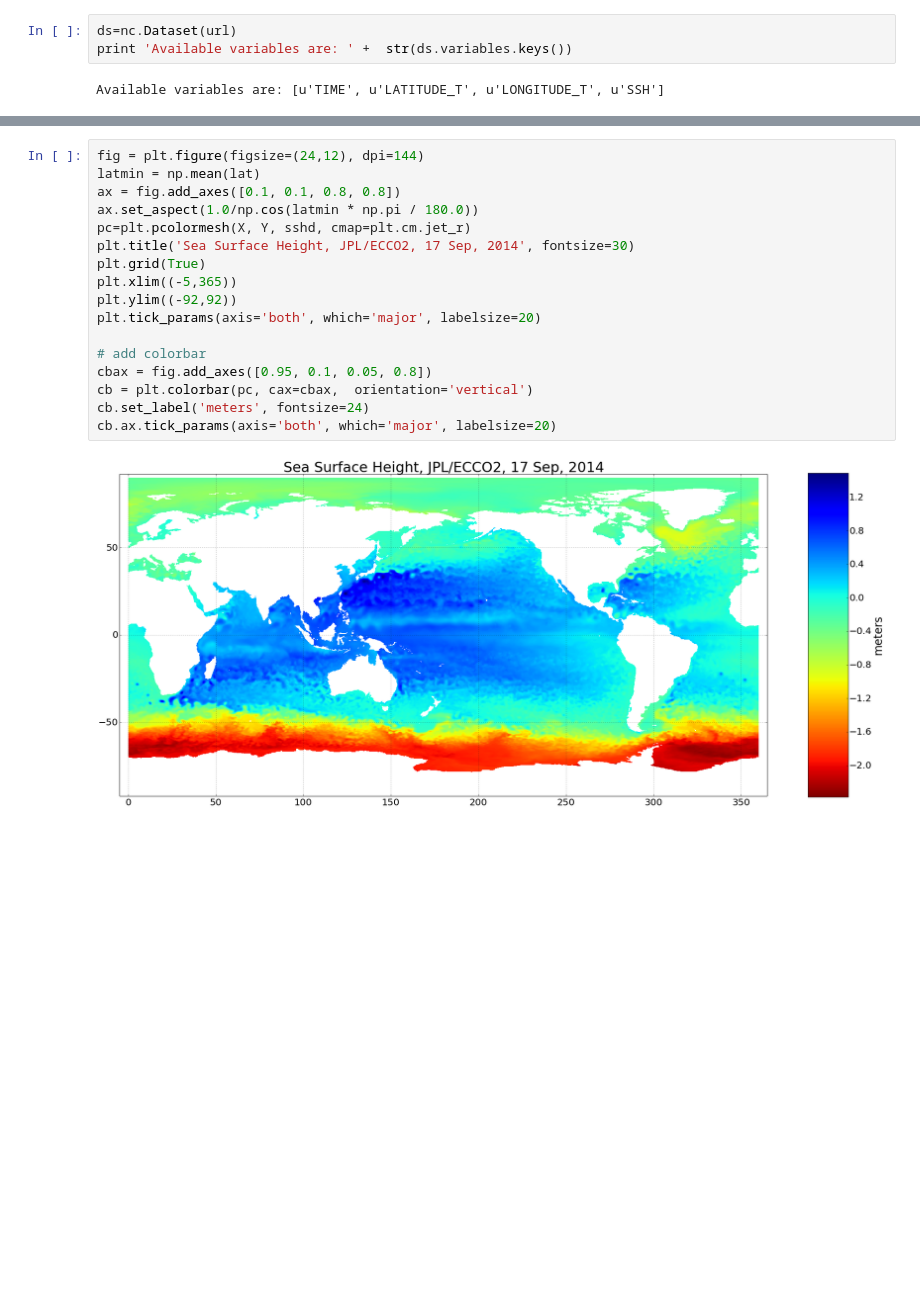
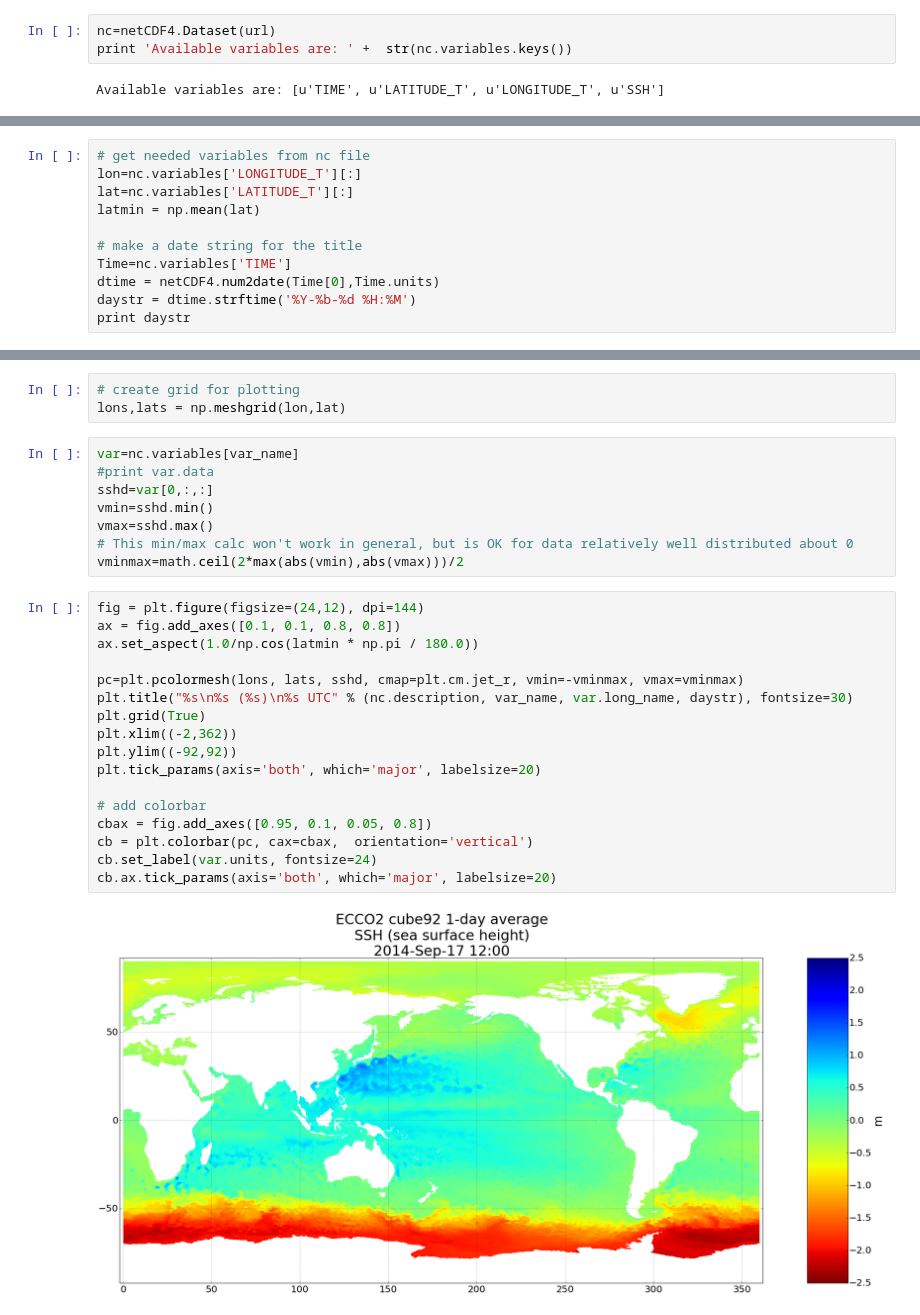
Before and after one commit to wclenhardt/DLobServatory, a Jupyter notebook: JPL-ECCO2_SSH_Example.ipynb, the cells around one changed output, grey strips where cells are left out. Drawn from its saved outputs; the diff is of its cells as text; blank space fills up the shorter version.

```diff
--- a/JPL-ECCO2_SSH_Example.ipynb
+++ b/JPL-ECCO2_SSH_Example.ipynb
@@ -13,5 +18,5 @@ http://opendap.renci.org:1935/thredds/dodsC/oedata/SSH.1440x720.20140917.nc
 # %%
-ds=nc.Dataset(url)
-print 'Available variables are: ' +  str(ds.variables.keys())
+nc=netCDF4.Dataset(url)
+print 'Available variables are: ' +  str(nc.variables.keys())
 # %% [output]
 Available variables are: [u'TIME', u'LATITUDE_T', u'LONGITUDE_T', u'SSH']
@@ -24,0 +23,11 @@ sshd=ssh[0,:,:]
+# %%
+# get needed variables from nc file
+lon=nc.variables['LONGITUDE_T'][:]
+lat=nc.variables['LATITUDE_T'][:]
+latmin = np.mean(lat)
+
+# make a date string for the title
+Time=nc.variables['TIME']
+dtime = netCDF4.num2date(Time[0],Time.units)
+daystr = dtime.strftime('%Y-%b-%d %H:%M')
+print daystr
@@ -25,19 +36,30 @@ sshd=ssh[0,:,:]
+# %%
+# create grid for plotting
+lons,lats = np.meshgrid(lon,lat)
+# %%
+var=nc.variables[var_name]
+#print var.data
+sshd=var[0,:,:]
+vmin=sshd.min()
+vmax=sshd.max()
+# This min/max calc won't work in general, but is OK for data relatively well distributed about 0
+vminmax=math.ceil(2*max(abs(vmin),abs(vmax)))/2
 # %%
 fig = plt.figure(figsize=(24,12), dpi=144)
-latmin = np.mean(lat)
 ax = fig.add_axes([0.1, 0.1, 0.8, 0.8])
 ax.set_aspect(1.0/np.cos(latmin * np.pi / 180.0))
-pc=plt.pcolormesh(X, Y, sshd, cmap=plt.cm.jet_r)
-plt.title('Sea Surface Height, JPL/ECCO2, 17 Sep, 2014', fontsize=30)
+
+pc=plt.pcolormesh(lons, lats, sshd, cmap=plt.cm.jet_r, vmin=-vminmax, vmax=vminmax)
+plt.title("%s\n%s (%s)\n%s UTC" % (nc.description, var_name, var.long_name, daystr), fontsize=30)
 plt.grid(True)
-plt.xlim((-5,365))
+plt.xlim((-2,362))
 plt.ylim((-92,92))
 plt.tick_params(axis='both', which='major', labelsize=20)
 
 # add colorbar
 cbax = fig.add_axes([0.95, 0.1, 0.05, 0.8])
 cb = plt.colorbar(pc, cax=cbax,  orientation='vertical')
-cb.set_label('meters', fontsize=24)
+cb.set_label(var.units, fontsize=24)
 cb.ax.tick_params(axis='both', which='major', labelsize=20)
 # %% [output]
-[figure, old version]
+[figure, new version]
```
Also changed, not shown: parts of 7 cells of this notebook, 1 other file.
